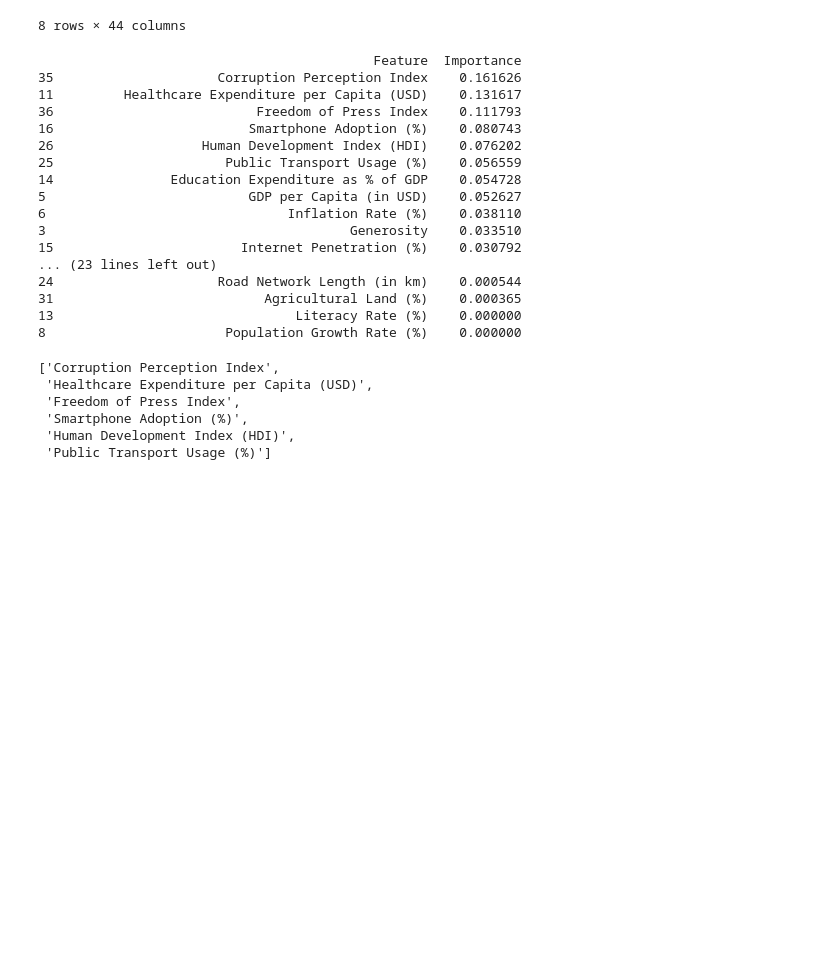
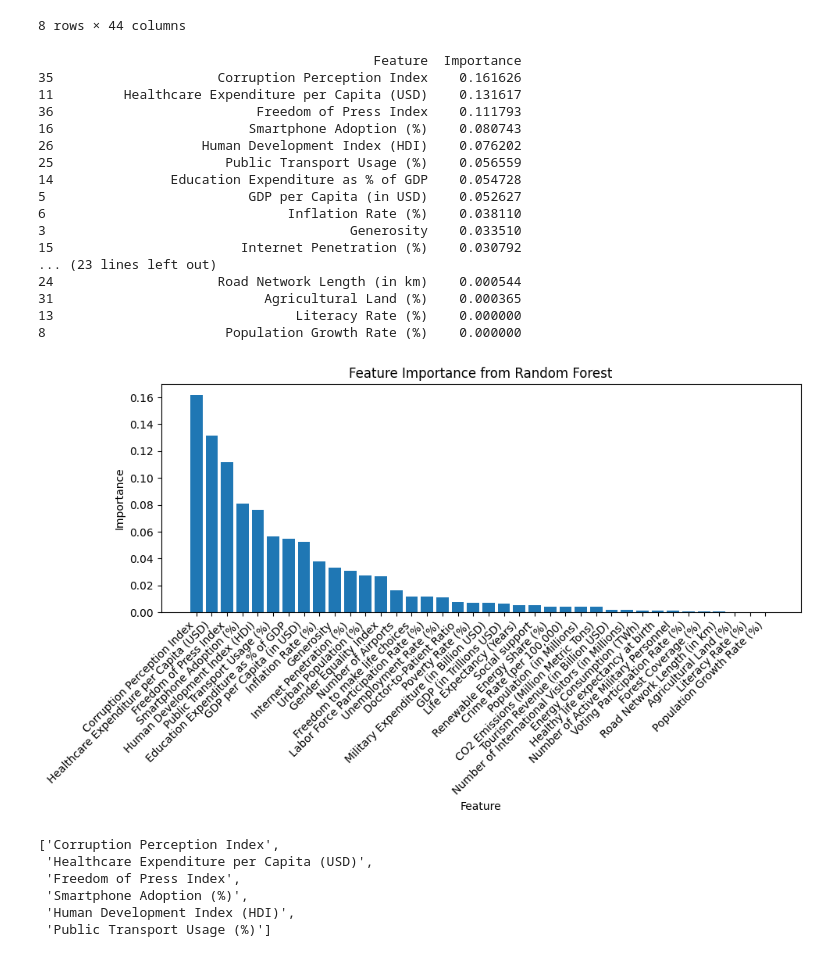
Before and after one commit to abbysiman1/Country-happiness, a Jupyter notebook: DecisionTree.ipynb, the cells around one changed output. Drawn from its saved outputs; the diff is of its cells as text; code cells hidden in the pictures; blank space fills up the shorter version.

```diff
--- a/DecisionTree.ipynb
+++ b/DecisionTree.ipynb
@@ -218,33 +218,44 @@ from sklearn.ensemble import RandomForestClassifier
 # Splitting data into training and testing sets
 X_train, X_test, y_train, y_test = train_test_split(X, y, test_size=0.3, random_state=42)
 
 rf_clf = RandomForestClassifier(random_state=42)
 rf_clf.fit(X_train, y_train)
 
 feature_importances = pd.DataFrame({
     'Feature': X_train.columns,  # Use columns from training data
     'Importance': rf_clf.feature_importances_
 }).sort_values(by='Importance', ascending=False)
 
 print(feature_importances)
+
+# Create a bar plot of feature importances
+plt.figure(figsize=(10, 6))  # Adjust figure size if needed
+plt.bar(feature_importances['Feature'], feature_importances['Importance'])
+plt.xlabel("Feature")
+plt.ylabel("Importance")
+plt.title("Feature Importance from Random Forest")
+plt.xticks(rotation=45, ha='right')  # Rotate x-axis labels for better readability
+plt.tight_layout()
+plt.show()
 # %% [output]
                                            Feature  Importance
 35                     Corruption Perception Index    0.161626
 11         Healthcare Expenditure per Capita (USD)    0.131617
 36                          Freedom of Press Index    0.111793
 16                         Smartphone Adoption (%)    0.080743
 26                   Human Development Index (HDI)    0.076202
 25                      Public Transport Usage (%)    0.056559
 14               Education Expenditure as % of GDP    0.054728
 5                          GDP per Capita (in USD)    0.052627
 6                               Inflation Rate (%)    0.038110
 3                                       Generosity    0.033510
 15                        Internet Penetration (%)    0.030792
 ... (23 lines left out)
 24                     Road Network Length (in km)    0.000544
 31                           Agricultural Land (%)    0.000365
 13                               Literacy Rate (%)    0.000000
 8                       Population Growth Rate (%)    0.000000
+[figure, added]
 # %%
 # Get the top 6 most important features
 top_6_features = feature_importances['Feature'].head(6).tolist()
```
Also changed, not shown: parts of 1 cell of this notebook.
